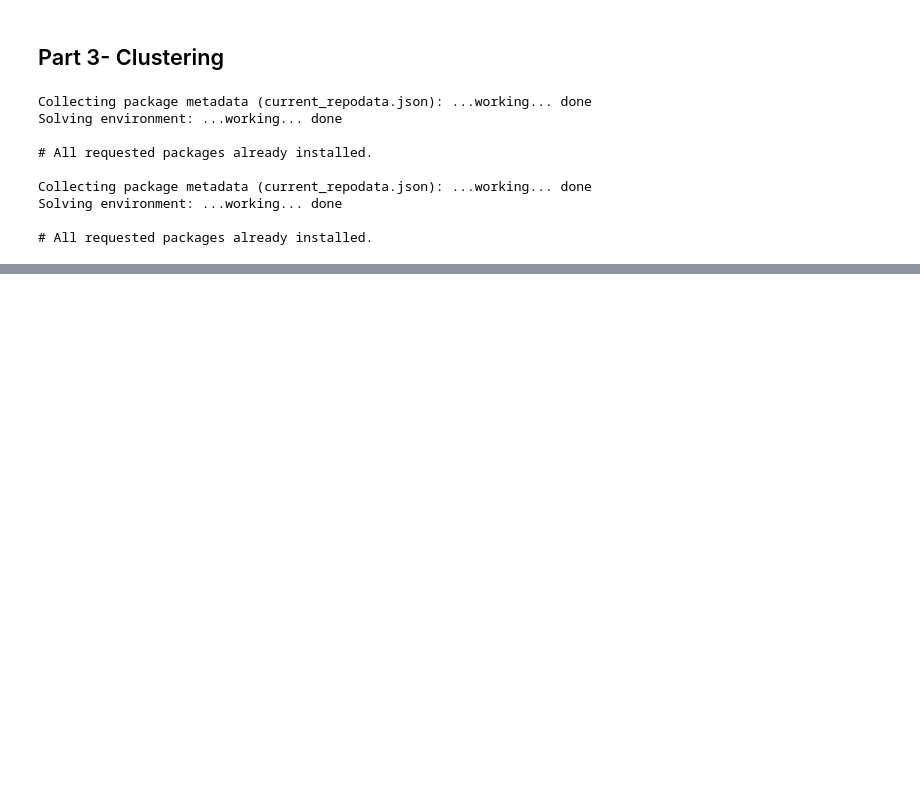
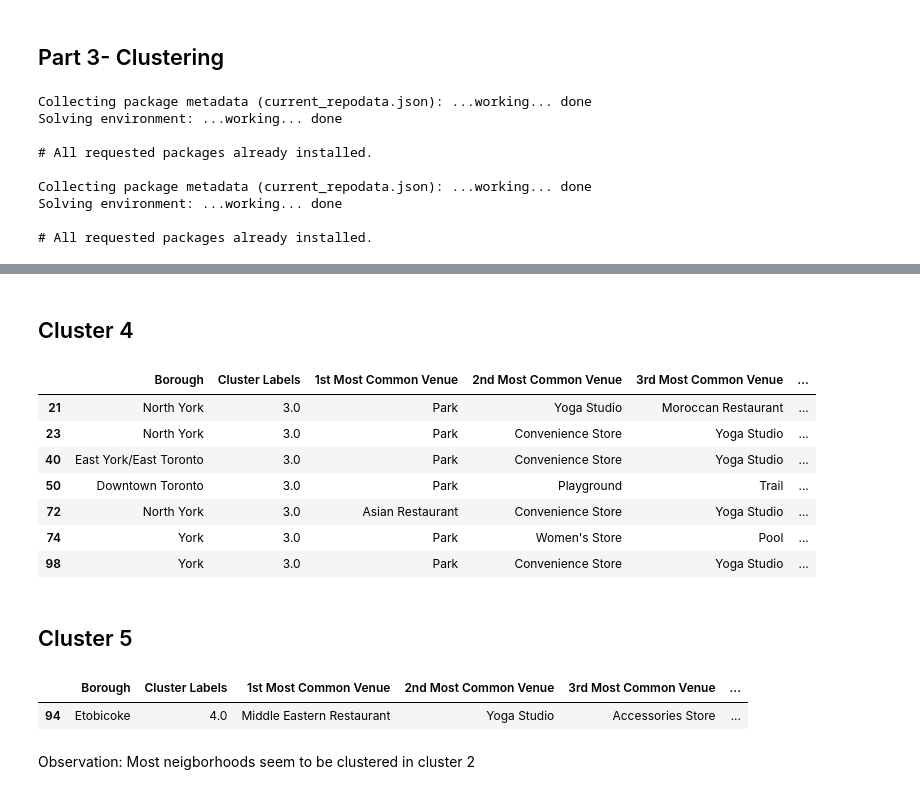
Before and after one commit to Shivesh21/Coursera_Capstone, a Jupyter notebook: Coursera Capstone.ipynb, the cells around one changed output, grey strips where cells are left out. Drawn from its saved outputs; the diff is of its cells as text; code cells hidden in the pictures; blank space fills up the shorter version.

```diff
--- a/Coursera Capstone.ipynb
+++ b/Coursera Capstone.ipynb
@@ -171,0 +551,22 @@ NameError: name 'neighborhoods_data' is not defined
+# %% [markdown]
+## Cluster 4
+# %%
+Toronto_merged.loc[Toronto_merged['Cluster Labels'] == 3, Toronto_merged.columns[[1] + list(range(5, Toronto_merged.shape[1]))]]
+# %% [output]
+|  | Borough | Cluster Labels | 1st Most Common Venue | 2nd Most Common Venue | 3rd Most Common Venue | ... |
+| 21 | North York | 3.0 | Park | Yoga Studio | Moroccan Restaurant | ... |
+| 23 | North York | 3.0 | Park | Convenience Store | Yoga Studio | ... |
+| 40 | East York/East Toronto | 3.0 | Park | Convenience Store | Yoga Studio | ... |
+| 50 | Downtown Toronto | 3.0 | Park | Playground | Trail | ... |
+| 72 | North York | 3.0 | Asian Restaurant | Convenience Store | Yoga Studio | ... |
+| 74 | York | 3.0 | Park | Women's Store | Pool | ... |
+| 98 | York | 3.0 | Park | Convenience Store | Yoga Studio | ... |
+# %% [markdown]
+## Cluster 5
+# %%
+Toronto_merged.loc[Toronto_merged['Cluster Labels'] == 4, Toronto_merged.columns[[1] + list(range(5, Toronto_merged.shape[1]))]]
+# %% [output]
+|  | Borough | Cluster Labels | 1st Most Common Venue | 2nd Most Common Venue | 3rd Most Common Venue | ... |
+| 94 | Etobicoke | 4.0 | Middle Eastern Restaurant | Yoga Studio | Accessories Store | ... |
+# %% [markdown]
+Observation: Most neigborhoods seem to be clustered in cluster 2
```
Also changed, not shown: parts of 43 cells of this notebook.
